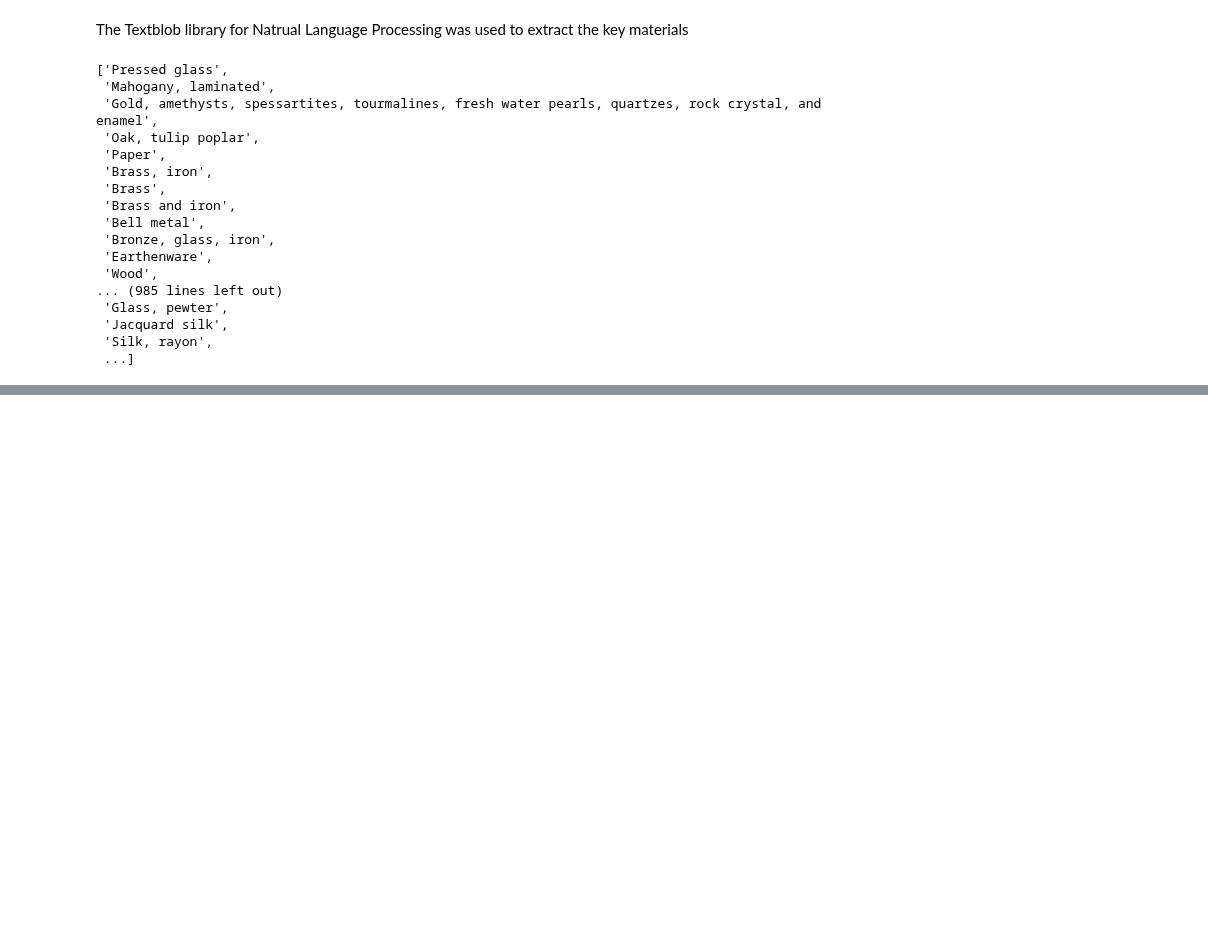
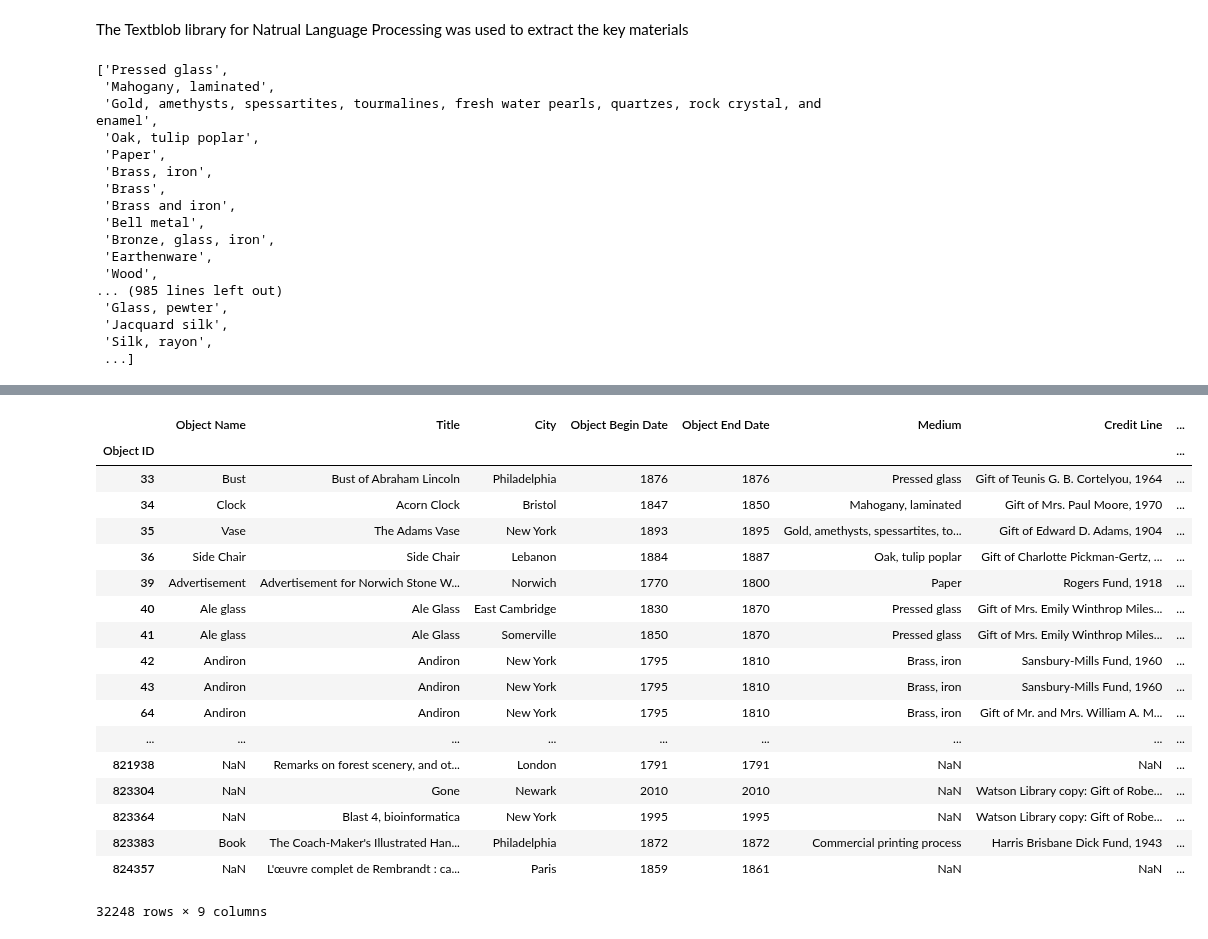
Before and after one commit to ucfnmyo/SDC_MuseumsProject, a Jupyter notebook: MET_Data/METDataclean.ipynb, the cells around one changed output, grey strips where cells are left out. Drawn from its saved outputs; the diff is of its cells as text; code cells hidden in the pictures; blank space fills up the shorter version.

Commit message:
Update for for csv files to include city or country columns and update to the python notebook

```diff
--- a/MET_Data/METDataclean.ipynb
+++ b/MET_Data/METDataclean.ipynb
@@ -97,0 +91,4 @@ MetCountryCut.head()
+# %%
+for City in MetCityCut['City']:
+    charRm = re.sub(r"\W", " ", City, flags = re.I)
+    print(charRm)
@@ -97,0 +214,38 @@ MetCountryCut.head()
+# %%
+#Iterate over the list of tags an remove anything that matches the words to be removed in rmWords
+for tag in range(len(tags)):
+
+    for rmTag in tags[tag]:
+
+        for rm in rmWords:
+
+            if rm == rmTag:
+                tags[tag].remove(rmTag)
+# %%
+# Remove tags and return data to it's original format
+cityData = []
+for tag in tags:
+    row = str(tag)
+    row = re.sub(r"\W", " ", row, flags = re.I)
+
+    row = row.replace("NNP", "")
+    row = row.replace("NN", "")
+    row = row.replace("JJ", "")
+    row = row.replace("VBG", "")
+    row = row.replace("IN", "")
+    row = row.replace("RB", "")
+    row = row.replace("vicinity", "")
+    row = row.replace("CC", "")
+    row = row.replace("DT", "")
+    row = row.replace("MD", "")
+    row = row.replace(" d ", "")
+    row = row.replace(" n ", "")
+    row = row.replace("VB", "")
+
+    row = row.replace("          ", " ")
+    row = row.strip()
+    row
+    cityData.append(row)
+# %%
+#Return cleaned up data to city column
+MetCityCut['City'] = cityData
@@ -211,3 +408,25 @@ MetCountryCut.to_csv('MetCountry.csv')
+# %%
+MetCityCut
+# %% [output]
+|  | Object Name | Title | City | Object Begin Date | Object End Date | Medium | Credit Line | ... |
+| Object ID |  |  |  |  |  |  |  | ... |
+| 33 | Bust | Bust of Abraham Lincoln | Philadelphia | 1876 | 1876 | Pressed glass | Gift of Teunis G. B. Cortelyou, 1964 | ... |
+| 34 | Clock | Acorn Clock | Bristol | 1847 | 1850 | Mahogany, laminated | Gift of Mrs. Paul Moore, 1970 | ... |
+| 35 | Vase | The Adams Vase | New York | 1893 | 1895 | Gold, amethysts, spessartites, to... | Gift of Edward D. Adams, 1904 | ... |
+| 36 | Side Chair | Side Chair | Lebanon | 1884 | 1887 | Oak, tulip poplar | Gift of Charlotte Pickman-Gertz, ... | ... |
+| 39 | Advertisement | Advertisement for Norwich Stone W... | Norwich | 1770 | 1800 | Paper | Rogers Fund, 1918 | ... |
+| 40 | Ale glass | Ale Glass | East Cambridge | 1830 | 1870 | Pressed glass | Gift of Mrs. Emily Winthrop Miles... | ... |
+| 41 | Ale glass | Ale Glass | Somerville | 1850 | 1870 | Pressed glass | Gift of Mrs. Emily Winthrop Miles... | ... |
+| 42 | Andiron | Andiron | New York | 1795 | 1810 | Brass, iron | Sansbury-Mills Fund, 1960 | ... |
+| 43 | Andiron | Andiron | New York | 1795 | 1810 | Brass, iron | Sansbury-Mills Fund, 1960 | ... |
+| 64 | Andiron | Andiron | New York | 1795 | 1810 | Brass, iron | Gift of Mr. and Mrs. William A. M... | ... |
+| ... | ... | ... | ... | ... | ... | ... | ... | ... |
+| 821938 | NaN | Remarks on forest scenery, and ot... | London | 1791 | 1791 | NaN | NaN | ... |
+| 823304 | NaN | Gone | Newark | 2010 | 2010 | NaN | Watson Library copy: Gift of Robe... | ... |
+| 823364 | NaN | Blast 4, bioinformatica | New York | 1995 | 1995 | NaN | Watson Library copy: Gift of Robe... | ... |
+| 823383 | Book | The Coach-Maker's Illustrated Han... | Philadelphia | 1872 | 1872 | Commercial printing process | Harris Brisbane Dick Fund, 1943 | ... |
+| 824357 | NaN | L'œuvre complet de Rembrandt : ca... | Paris | 1859 | 1861 | NaN | NaN | ... |
+32248 rows × 9 columns
 # %%
 # import the SQLAlchemy libraries
 from sqlalchemy import create_engine
```
Also changed, not shown: parts of 23 cells of this notebook, 4 other files.
